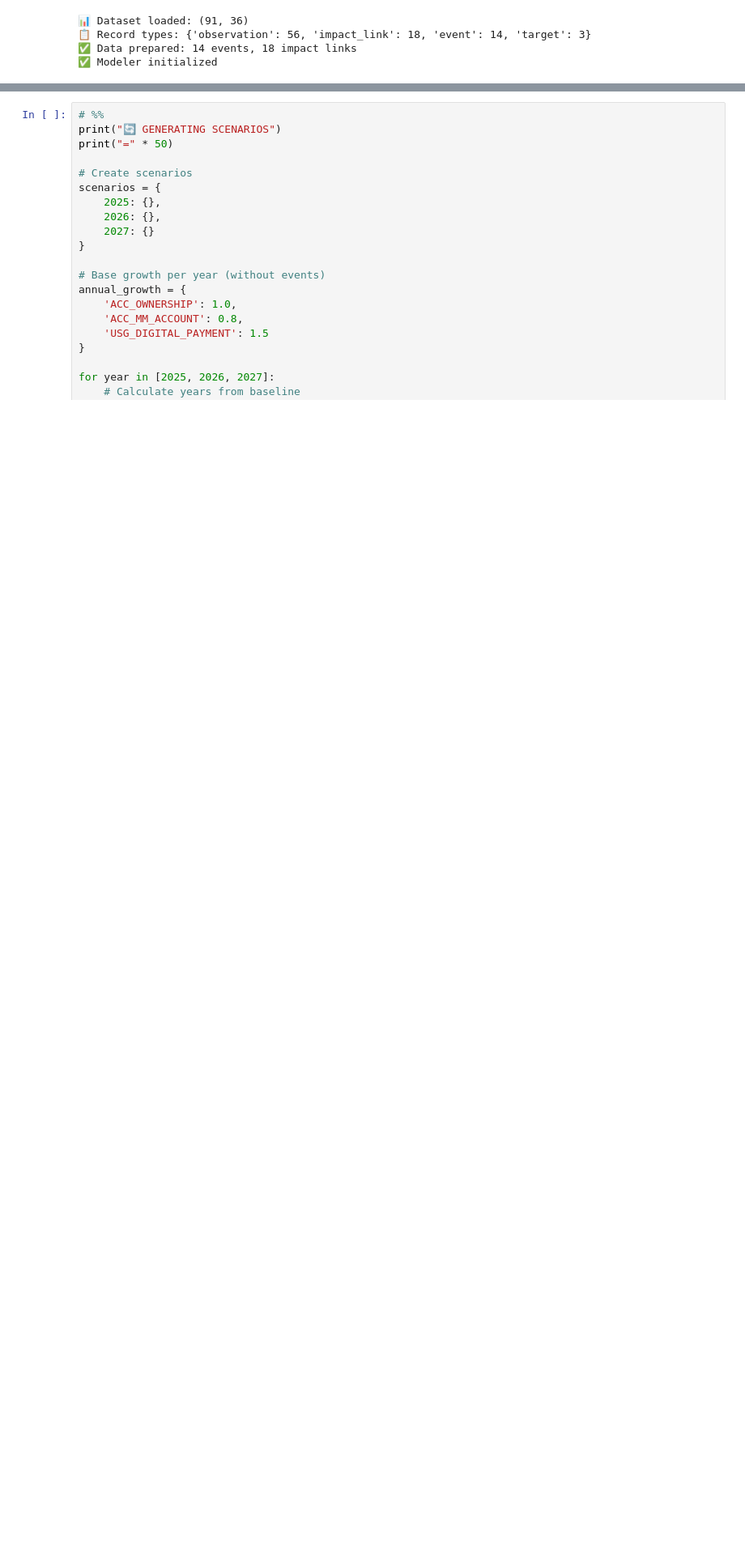
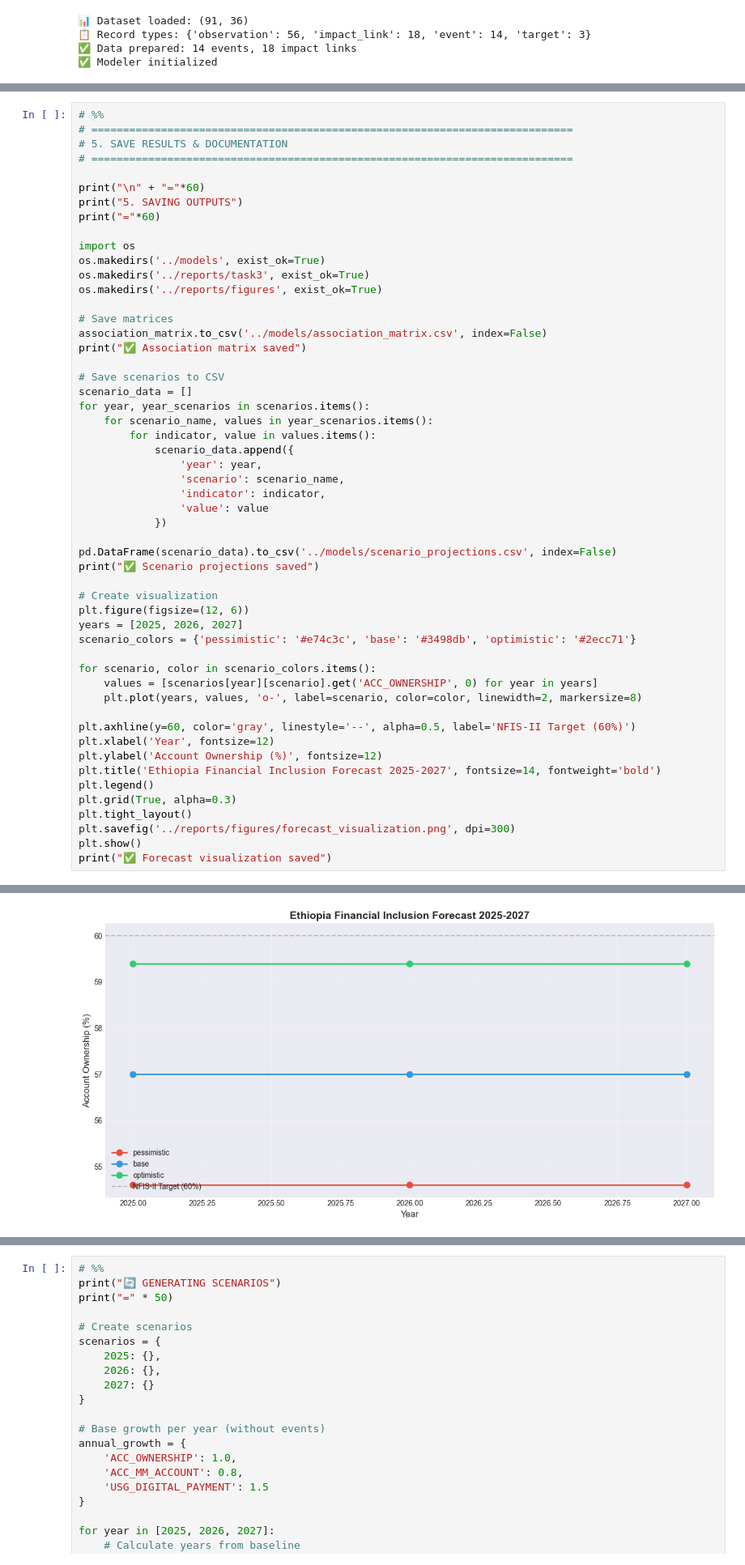
Before and after one commit to melat33/Ethiopia-Financial-Inclusion-Forecast, a Jupyter notebook: notebooks/event_impact_modeling.ipynb, the cells around one changed output, grey strips where cells are left out. Shown at 81% size. Drawn from its saved outputs; the diff is of its cells as text; blank space fills up the shorter version.

Commit message:
modeling

```diff
--- a/notebooks/event_impact_modeling.ipynb
+++ b/notebooks/event_impact_modeling.ipynb
@@ -249,0 +202,54 @@ for indicator, value in projections_2027.items():
+# %%
+# %%
+# ============================================================================
+# 5. SAVE RESULTS & DOCUMENTATION
+# ============================================================================
+
+print("\n" + "="*60)
+print("5. SAVING OUTPUTS")
+print("="*60)
+
+import os
+os.makedirs('../models', exist_ok=True)
+os.makedirs('../reports/task3', exist_ok=True)
+os.makedirs('../reports/figures', exist_ok=True)
+
+# Save matrices
+association_matrix.to_csv('../models/association_matrix.csv', index=False)
+print("✅ Association matrix saved")
+
+# Save scenarios to CSV
+scenario_data = []
+for year, year_scenarios in scenarios.items():
+    for scenario_name, values in year_scenarios.items():
+        for indicator, value in values.items():
+            scenario_data.append({
+                'year': year,
+                'scenario': scenario_name,
+                'indicator': indicator,
+                'value': value
+            })
+
+pd.DataFrame(scenario_data).to_csv('../models/scenario_projections.csv', index=False)
+print("✅ Scenario projections saved")
+
+# Create visualization
+plt.figure(figsize=(12, 6))
+years = [2025, 2026, 2027]
+scenario_colors = {'pessimistic': '#e74c3c', 'base': '#3498db', 'optimistic': '#2ecc71'}
+
+for scenario, color in scenario_colors.items():
+    values = [scenarios[year][scenario].get('ACC_OWNERSHIP', 0) for year in years]
+    plt.plot(years, values, 'o-', label=scenario, color=color, linewidth=2, markersize=8)
+
+plt.axhline(y=60, color='gray', linestyle='--', alpha=0.5, label='NFIS-II Target (60%)')
+plt.xlabel('Year', fontsize=12)
+plt.ylabel('Account Ownership (%)', fontsize=12)
+plt.title('Ethiopia Financial Inclusion Forecast 2025-2027', fontsize=14, fontweight='bold')
+plt.legend()
+plt.grid(True, alpha=0.3)
+plt.tight_layout()
+plt.savefig('../reports/figures/forecast_visualization.png', dpi=300)
+plt.show()
+print("✅ Forecast visualization saved")
+# %% [output]
@@ -249,0 +261 @@ for indicator, value in projections_2027.items():
+[figure, added]
```
Also changed, not shown: parts of 11 cells of this notebook.
